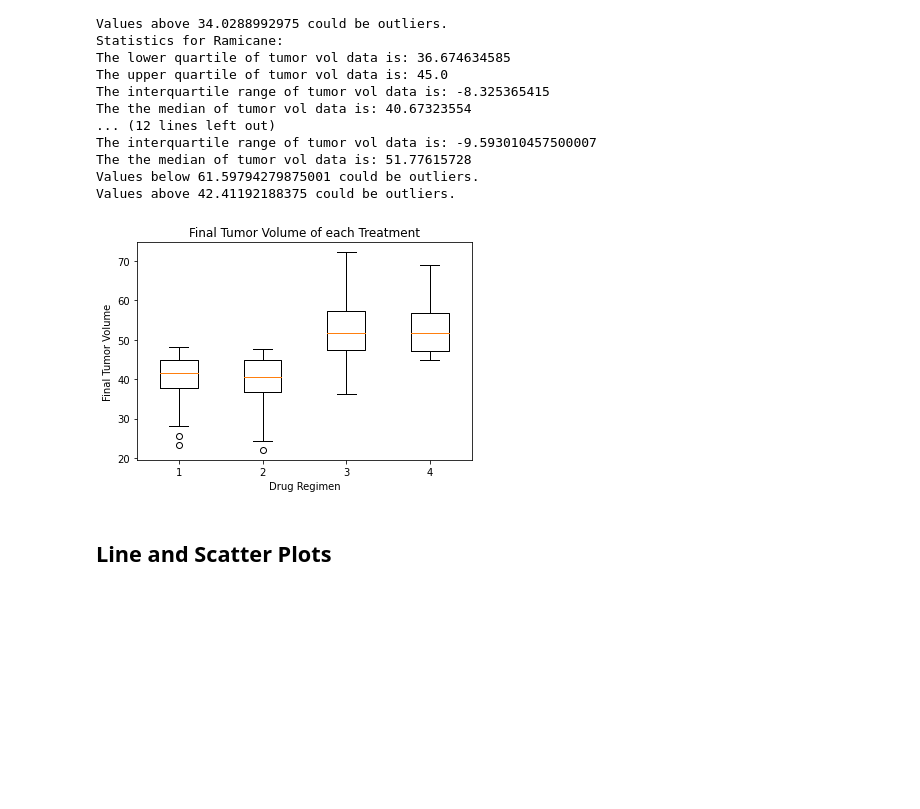
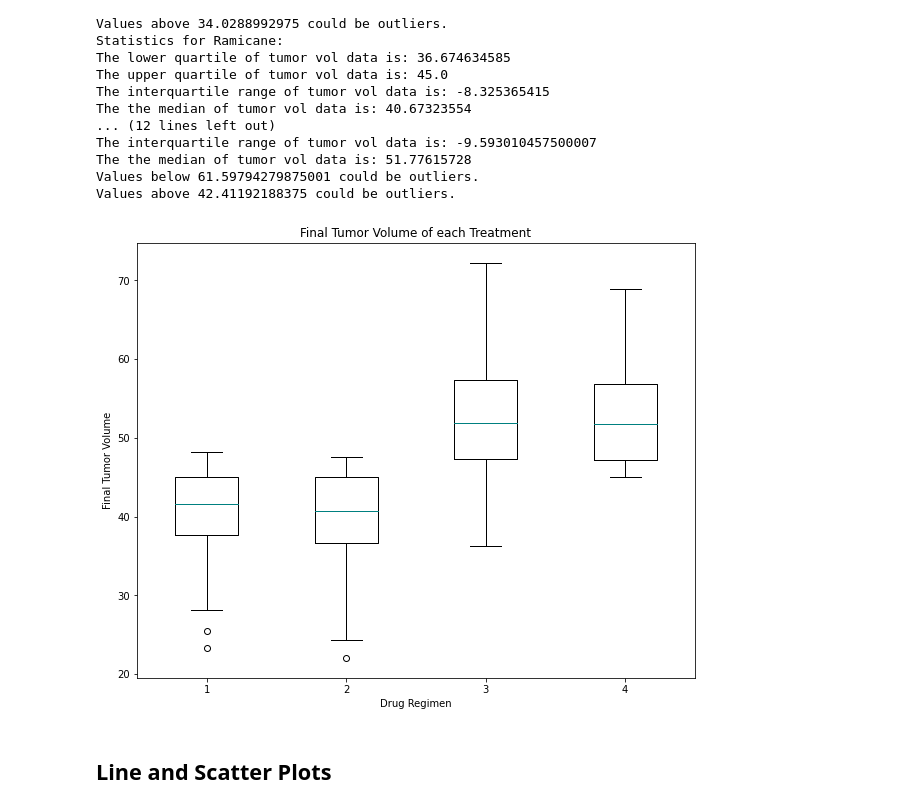
Before and after one commit to kaylajgranados/Pharmaceutical-Treatment-Testing, a Jupyter notebook: pymaceuticals.ipynb, the cells around one changed output. Drawn from its saved outputs; the diff is of its cells as text; code cells hidden in the pictures; blank space fills up the shorter version.

```diff
--- a/pymaceuticals.ipynb
+++ b/pymaceuticals.ipynb
@@ -225,7 +219,3 @@ adjusted_mouse_data = mouse_study_complete.groupby("Mouse ID")["Timepoint"].max(
 
 #Merge thed grouped df with the original dataframe to get the tumor volume at the last timepoint
 grouped_mouse_data = pd.merge(mouse_study_complete,adjusted_mouse_data,on=["Mouse ID"])
-
-#Reset the index
-setting_index = grouped_mouse_data.set_index("Drug Regimen")
-setting_index
@@ -296,25 +271,30 @@ The the median of tumor vol data is: 51.77615728
 Values below 61.59794279875001 could be outliers.
 Values above 42.41192188375 could be outliers.
 # %%
-# Using Matplotlib, generate a box plot of the final tumor volume for all four treatment regimens. Highlight any potential outliers in the plot by changing their color and style.
+######## Change x labels to Drug Regimen names instead of numbers
 
-fig1, ax1 = plt.subplots()
+# Generate a box plot of the final tumor volume for all four treatment regimens
+
+# Create figure
+fig1, ax1 = plt.subplots(figsize=(10,8))
+
+# Set labels
 ax1.set_title("Final Tumor Volume of each Treatment")
 ax1.set_ylabel("Final Tumor Volume")
 ax1.set_xlabel("Drug Regimen")
-ax1.boxplot(tumor_vol_data)
 
-# Resize (10,8)
+# Create boxplot
+boxplot = ax1.boxplot(tumor_vol_data)
 
+# Use for loop to change the color of the median line
+median_line_color = 'teal'
+for median in boxplot['medians']:
+    median.set(color=median_line_color)
 
-#Change the color of the boxes
-# boxplot = ax1.boxplot(tumor_vol_data, boxprops={'color': 'cyan'})
-
-#Change color and style of outliers - not necessary
-
+# Show boxplot
 plt.show()
 # %% [output]
-[figure, old version]
+[figure, new version]
 # %% [markdown]
 ## Line and Scatter Plots
 # %%
```
Also changed, not shown: parts of 11 cells of this notebook, 1 other file.
